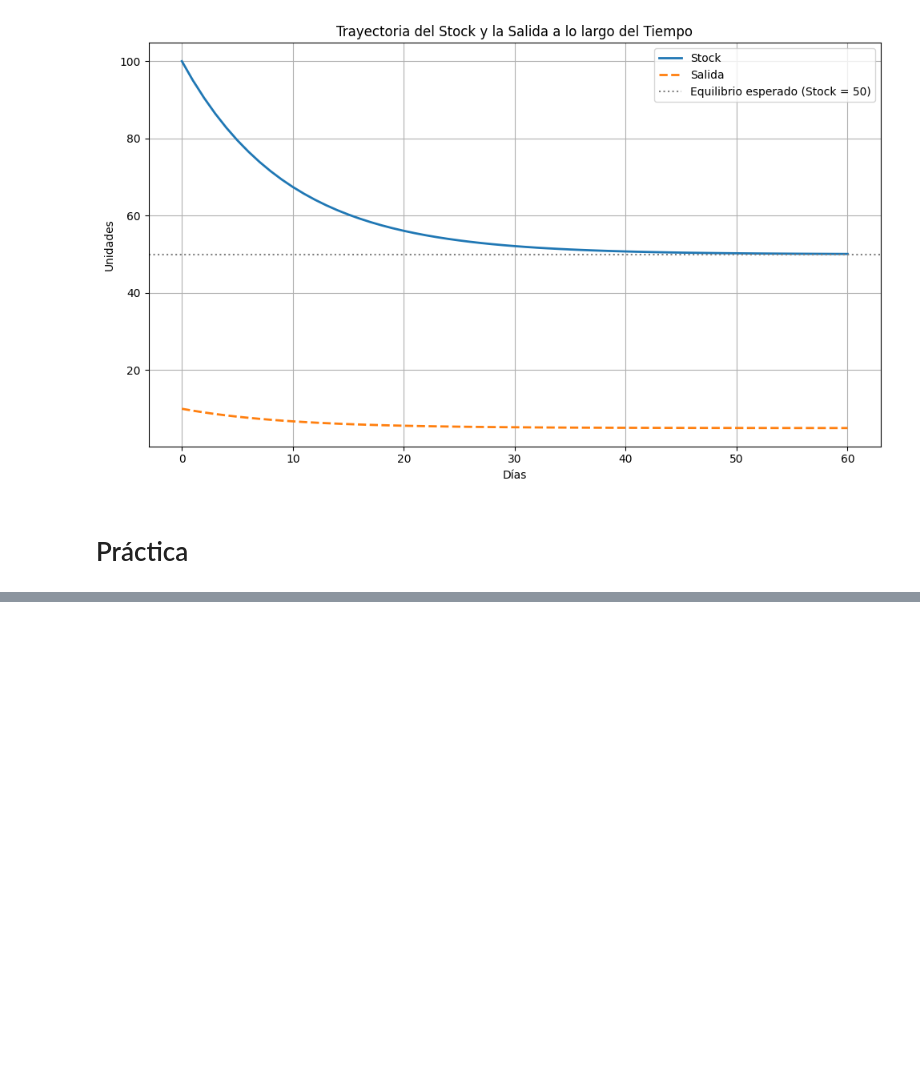
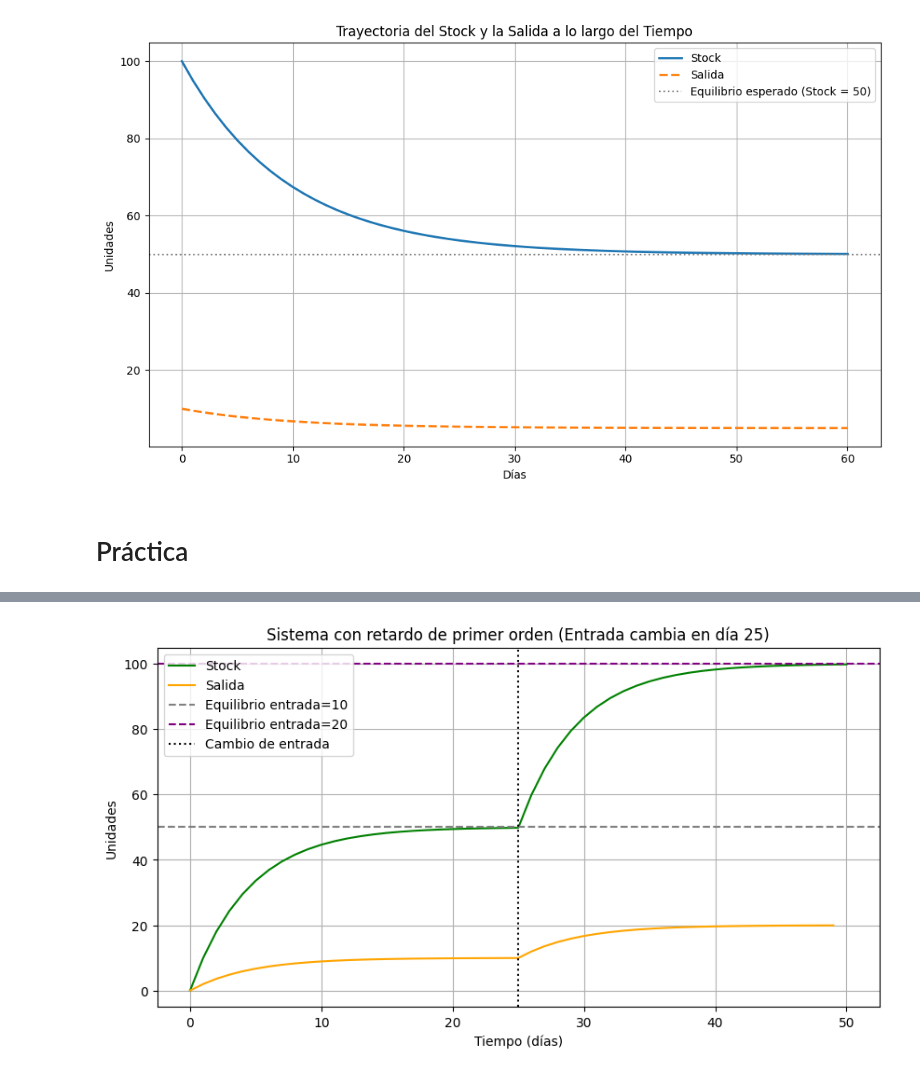
Before and after one commit to JoaquinCampos22155/lab2-MODSIM, a Jupyter notebook: ejercicio1.ipynb, the cells around one changed output, grey strips where cells are left out. Drawn from its saved outputs; the diff is of its cells as text; code cells hidden in the pictures; blank space fills up the shorter version.

```diff
--- a/ejercicio1.ipynb
+++ b/ejercicio1.ipynb
@@ -106,0 +156,32 @@ plt.show()
+# %%
+# Reiniciar variables
+stock = [0]
+salida = []
+
+for t in tiempo[:-1]:
+    entrada = 10 if t < 25 else 20
+    salida_actual = stock[-1] / retardo
+    nuevo_stock = stock[-1] + dt * (entrada - salida_actual)
+
+    salida.append(salida_actual)
+    stock.append(nuevo_stock)
+
+eq_1 = 10 * retardo
+eq_2 = 20 * retardo
+
+# Gráfica
+plt.figure(figsize=(10, 5))
+plt.plot(tiempo, stock, label='Stock', color='green')
+plt.plot(tiempo[:-1], salida, label='Salida', color='orange')
+plt.axhline(eq_1, linestyle='--', color='gray', label='Equilibrio entrada=10')
+plt.axhline(eq_2, linestyle='--', color='purple', label='Equilibrio entrada=20')
+plt.axvline(25, linestyle=':', color='black', label='Cambio de entrada')
+
+plt.xlabel('Tiempo (días)')
+plt.ylabel('Unidades')
+plt.title('Sistema con retardo de primer orden (Entrada cambia en día 25)')
+plt.legend()
+plt.grid(True)
+plt.show()
+# %% [output]
+[figure, added]
```
Also changed, not shown: parts of 2 cells of this notebook.
